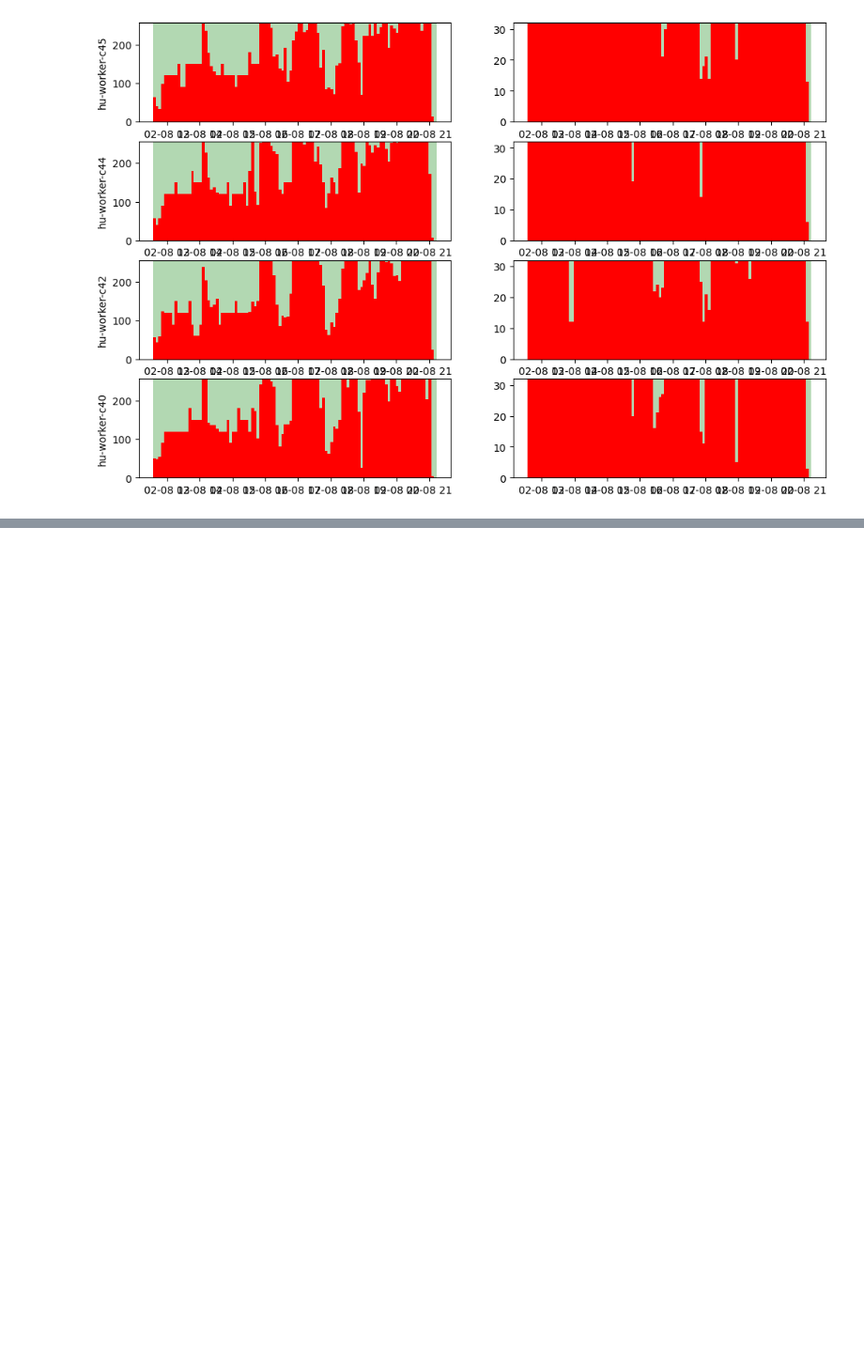
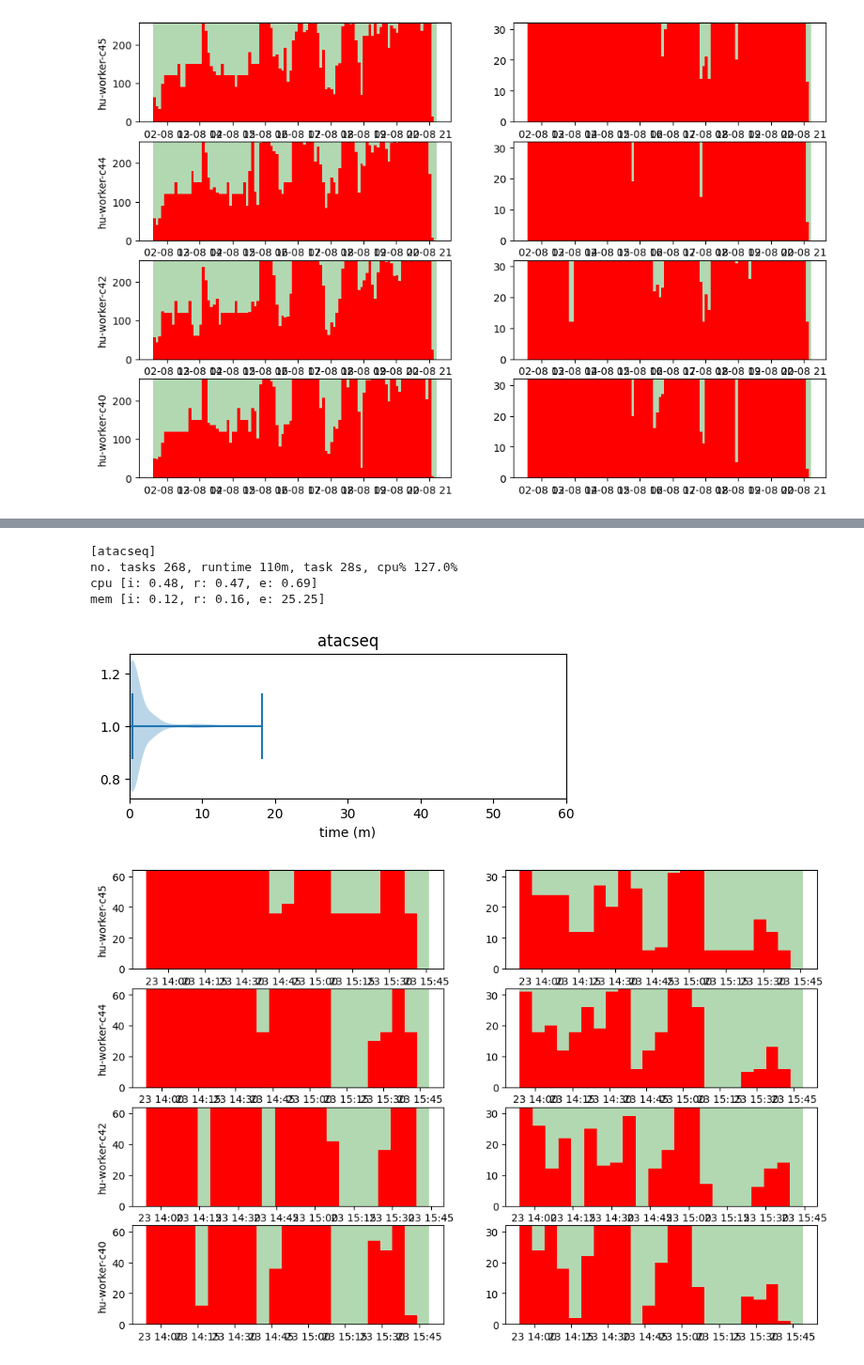
Before and after one commit to GlasgowC3lab/ichnos-results-evaluation, a Jupyter notebook: ext-results/ext-analysis.ipynb, the cells around one changed output, grey strips where cells are left out. Shown at 94% size. Drawn from its saved outputs; the diff is of its cells as text; code cells hidden in the pictures; blank space fills up the shorter version.

```diff
--- a/ext-results/ext-analysis.ipynb
+++ b/ext-results/ext-analysis.ipynb
@@ -389,0 +399,9 @@ mem [i: 0.99, r: 0.93, e: 6.0]
+# %%
+analyse_workflow('atacseq', hu_atacseq, hu_atacseq_time, 64, 32, run_atacseq_hu)
+# %% [output]
+[atacseq]
+no. tasks 268, runtime 110m, task 28s, cpu% 127.0%
+cpu [i: 0.48, r: 0.47, e: 0.69]
+mem [i: 0.12, r: 0.16, e: 25.25]
+[figure, added]
+[figure, added]
```
Also changed, not shown: parts of 3 cells of this notebook.
